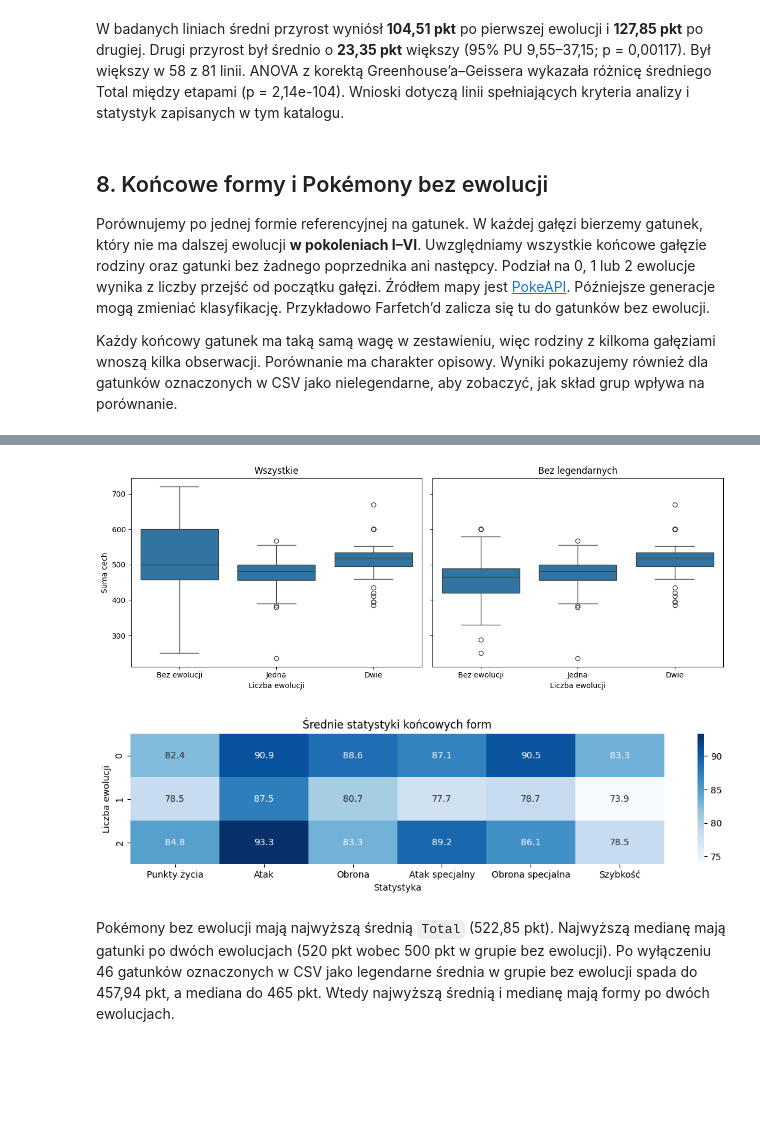
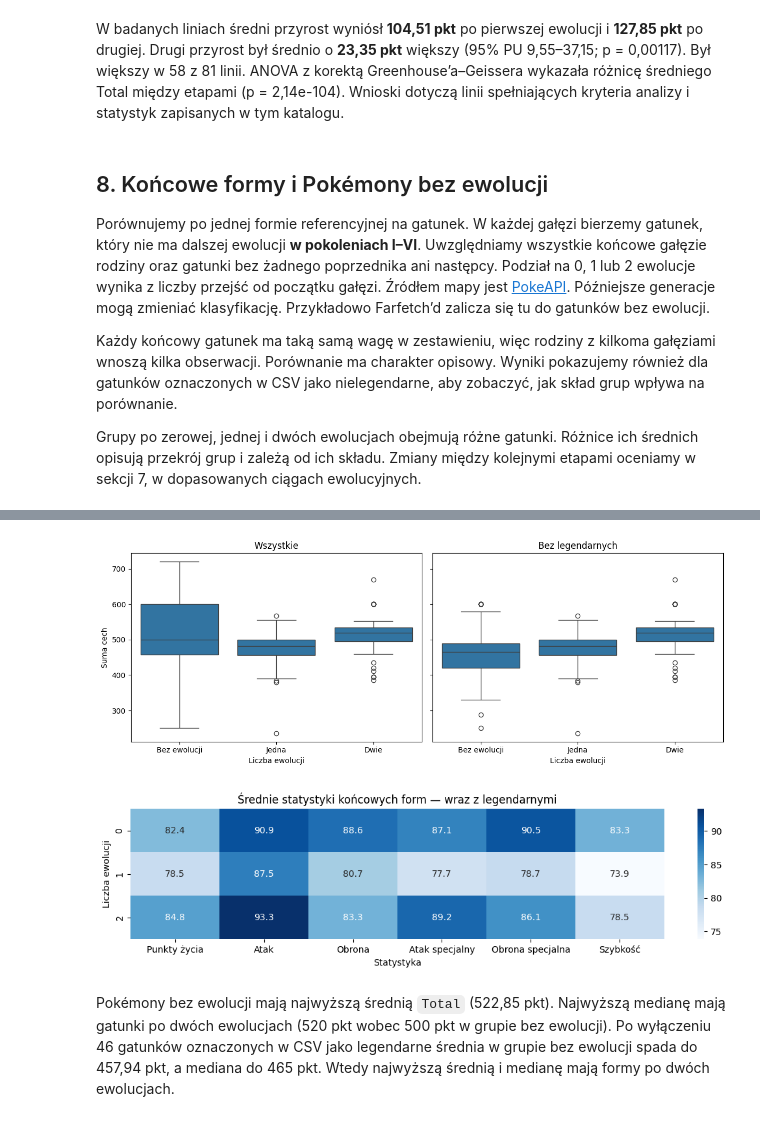
Before and after one commit to Kubix-commits/Wizualizacja-Danych, a Jupyter notebook: Projekt - wizualizacja/Wnioskowanie statystyczne.ipynb, the cells around one changed output, grey strips where cells are left out. Drawn from its saved outputs; the diff is of its cells as text; code cells hidden in the pictures; blank space fills up the shorter version.

```diff
--- a/Projekt - wizualizacja/Wnioskowanie statystyczne.ipynb
+++ b/Projekt - wizualizacja/Wnioskowanie statystyczne.ipynb
@@ -272,3 +293,38 @@ Dwa typy                  350   432.61                  108.71
 Różnica średnich (dwa typy − jeden typ): 28.49 pkt
 t = 3.514, df = 716.71, p = 0.000469183
 95% PU: [12.57, 44.41] pkt
+# %%
+# Oglądamy dokładnie te grupy, które porównujemy testem Welcha.
+fig, osie = plt.subplots(2, 2, figsize=(11, 8))
+for kolumna, (nazwa, proba) in enumerate([("Jeden typ", jeden_typ), ("Dwa typy", dwa_typy)]):
+    sns.histplot(proba, bins=20, ax=osie[0, kolumna])
+    osie[0, kolumna].axvline(proba.mean(), color="firebrick", label="Średnia")
+    osie[0, kolumna].axvline(proba.median(), color="black", linestyle="--", label="Mediana")
+    osie[0, kolumna].set(title=f"{nazwa}, n = {len(proba)}",
+                        xlabel="Suma cech", ylabel="Liczba gatunków", xlim=(150, 750))
+    osie[0, kolumna].legend()
+    stats.probplot(proba, dist="norm", plot=osie[1, kolumna])
+    osie[1, kolumna].set(title=f"Q–Q — {nazwa}",
+                        xlabel="Kwantyle rozkładu normalnego", ylabel="Suma cech")
+plt.tight_layout()
+plt.show()
+
+# Oceniamy niepewność różnicy średnich, losując osobno wewnątrz każdej grupy.
+def roznica_srednich_typow(dwa_typy, jeden_typ, axis=-1):
+    return np.mean(dwa_typy, axis=axis) - np.mean(jeden_typ, axis=axis)
+
+bootstrap_typow = stats.bootstrap(
+    (dwa_typy.to_numpy(), jeden_typ.to_numpy()), roznica_srednich_typow,
+    confidence_level=0.95, n_resamples=10000, batch=500, method="BCa",
+    rng=np.random.default_rng(20261122),
+)
+print(f"95% bootstrapowy PU różnicy średnich = "
+      f"[{bootstrap_typow.confidence_interval.low:.2f}, "
+      f"{bootstrap_typow.confidence_interval.high:.2f}] pkt")
+
+# Dodatkowe porównanie rang uwzględnia powtarzające się wartości Total.
+test_rangowy_typow = stats.mannwhitneyu(
+    dwa_typy, jeden_typ, alternative="two-sided", method="asymptotic"
+)
+print(f"Test U Manna–Whitneya, U = {test_rangowy_typow.statistic:.1f}, "
+      f"p = {test_rangowy_typow.pvalue:.6g}")
@@ -771,9 +909,11 @@ W badanych liniach średni przyrost wyniósł **104,51 pkt** po pierwszej ewoluc
 # %% [markdown]
 ## 8. Końcowe formy i Pokémony bez ewolucji
 
-Porównujemy po jednej formie referencyjnej na gatunek. W każdej gałęzi bierzemy gatunek, który nie ma dalszej ewolucji **w pokoleniach I–VI**. Uwzględniamy wszystkie końcowe gałęzie rodziny oraz gatunki bez żadnego poprzednika ani następcy. Podział na 0, 1 lub 2 ewolucje wynika z liczby przejść od początku gałęzi. Źródłem mapy jest [PokeAPI](https://github.com/PokeAPI/pokeapi/blob/master/data/v2/csv/pokemon_species.csv). Późniejsze generacje mogą zmieniać klasyfikację. Przykładowo Farfetch’d zalicza się tu do gatunków bez ewolucji.
+Porównujemy po jednej formie referencyjnej na gatunek. W każdej gałęzi bierzemy gatunek, który nie ma dalszej ewolucji **w pokoleniach I–VI**. Uwzględniamy wszystkie końcowe gałęzie rodziny oraz gatunki bez żadnego poprzednika ani następcy. Podział na 0, 1 lub 2 ewolucje wynika z liczby przejść od początku gałęzi. Źródłem mapy jest [PokeAPI](https://github.com/PokeAPI/pokeapi/blob/cd5f6c6232f23430aa6089896d96230f5f7ecef4/data/v2/csv/pokemon_species.csv). Późniejsze generacje mogą zmieniać klasyfikację. Przykładowo Farfetch’d zalicza się tu do gatunków bez ewolucji.
 
 Każdy końcowy gatunek ma taką samą wagę w zestawieniu, więc rodziny z kilkoma gałęziami wnoszą kilka obserwacji. Porównanie ma charakter opisowy. Wyniki pokazujemy również dla gatunków oznaczonych w CSV jako nielegendarne, aby zobaczyć, jak skład grup wpływa na porównanie.
+
+Grupy po zerowej, jednej i dwóch ewolucjach obejmują różne gatunki. Różnice ich średnich opisują przekrój grup i zależą od ich składu. Zmiany między kolejnymi etapami oceniamy w sekcji 7, w dopasowanych ciągach ewolucyjnych.
 # %%
 koncowe_id = {
     0: (83,115,127,128,131,132,142,144,145,146,150,151,201,203,206,211,213,214,222,225,227,234,235,241,243,244,245,249,250,251,302,303,311,312,313,314,324,327,335,336,337,338,351,352,357,359,369,370,377,378,379,380,381,382,383,384,385,386,417,441,442,455,479,480,481,482,483,484,485,486,487,488,489,490,491,492,493,494,531,538,539,550,556,561,587,594,615,618,621,626,631,632,638,639,640,641,642,643,644,645,646,647,648,649,676,701,702,703,707,716,717,718,719,720,721),
@@ -813,21 +953,21 @@ display(podsumowanie_koncowych.rename(columns={
 # %%
 fig, axes = plt.subplots(1, 2, figsize=(12, 4.5), sharey=True)
 for ax, (nazwa, tabela) in zip(axes, warianty.items()):
     sns.boxplot(data=tabela, x="Ewolucje", y="Total", order=[0, 1, 2], ax=ax)
     ax.set(title=nazwa, xlabel="Liczba ewolucji", ylabel="Suma cech")
     ax.set_xticks([0, 1, 2], ["Bez ewolucji", "Jedna", "Dwie"])
 fig.tight_layout()
 plt.show()
 
 fig, ax = plt.subplots(figsize=(11, 3))
 srednie_koncowe = koncowe.groupby("Ewolucje")[cechy].mean().rename(columns=nazwy_cech)
 sns.heatmap(srednie_koncowe, annot=True, fmt=".1f", cmap="Blues", ax=ax)
-ax.set(title="Średnie statystyki końcowych form", xlabel="Statystyka", ylabel="Liczba ewolucji")
+ax.set(title="Średnie statystyki końcowych form — wraz z legendarnymi", xlabel="Statystyka", ylabel="Liczba ewolucji")
 plt.tight_layout()
 plt.show()
 # %% [output]
 [figure]
-[figure, old version]
+[figure, new version]
 # %% [markdown]
 Pokémony bez ewolucji mają najwyższą średnią `Total` (522,85 pkt). Najwyższą medianę mają gatunki po dwóch ewolucjach (520 pkt wobec 500 pkt w grupie bez ewolucji). Po wyłączeniu 46 gatunków oznaczonych w CSV jako legendarne średnia w grupie bez ewolucji spada do 457,94 pkt, a mediana do 465 pkt. Wtedy najwyższą średnią i medianę mają formy po dwóch ewolucjach.
 # %% [markdown]
```
Also changed, not shown: parts of 21 cells of this notebook, 1 other file.
